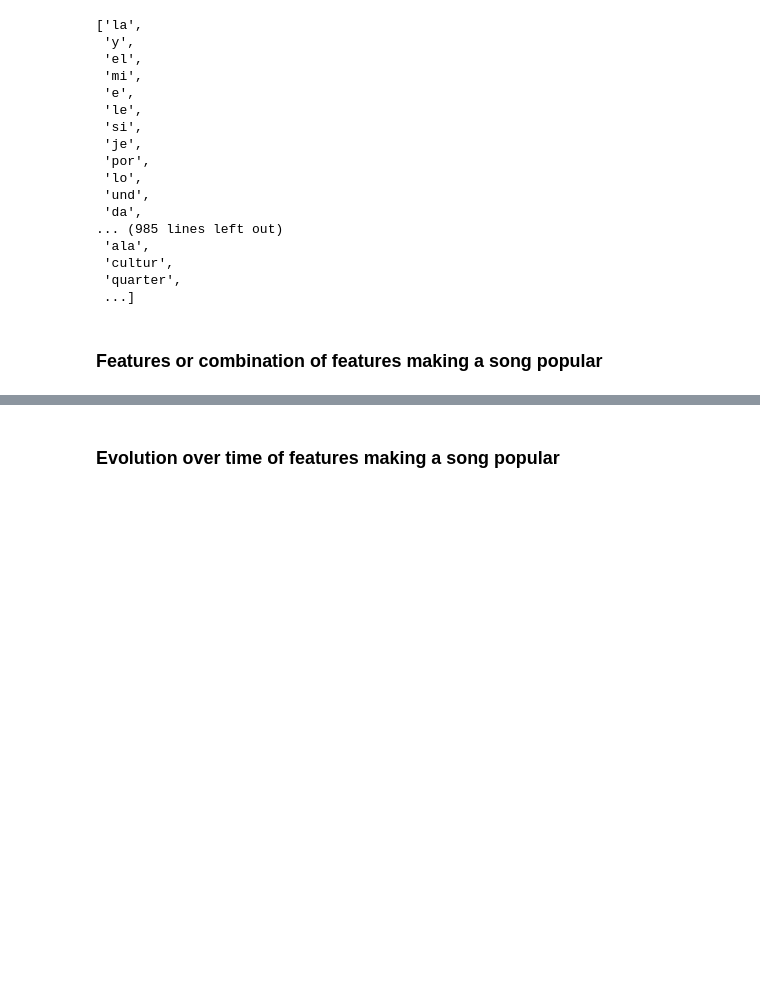
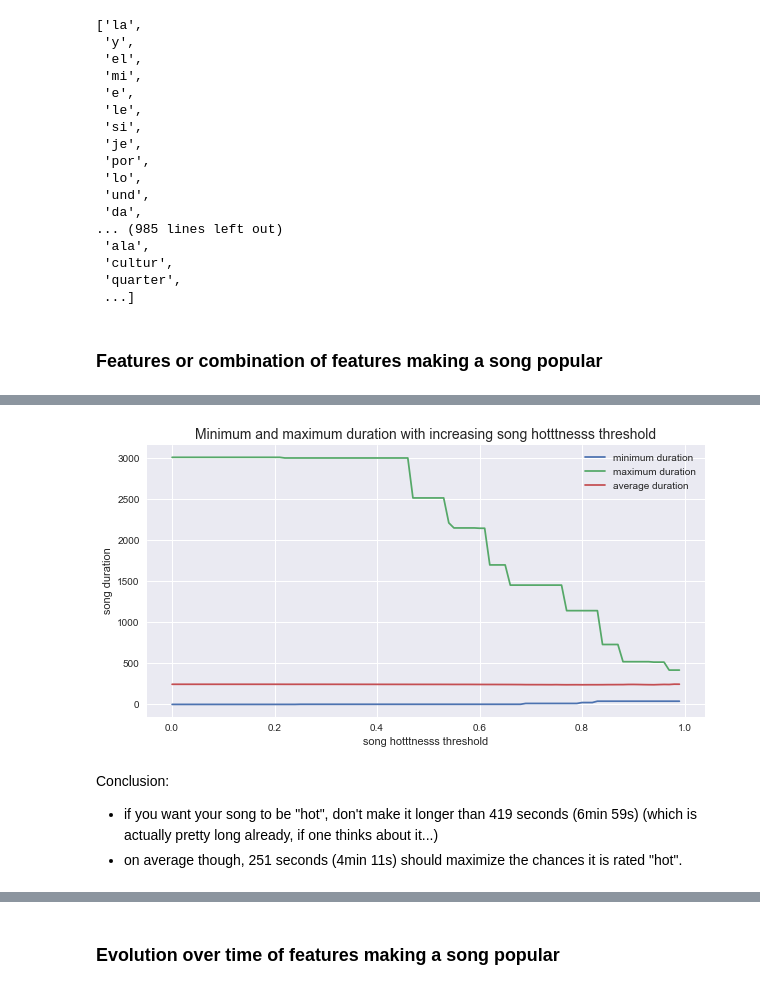
Before and after one commit to Piloumpicou/ADA-Unexpected-Match, a Jupyter notebook: project/MSD_subset.ipynb, the cells around one changed output, grey strips where cells are left out. Saved outputs shown, nothing was run; the diff lists cells and outputs as text; code cells hidden in the pictures; blank space fills up the shorter version.

```diff
--- a/project/MSD_subset.ipynb
+++ b/project/MSD_subset.ipynb
@@ -1847,0 +1894,9 @@ list(map(lambda x: top_words_list[x-1], tail_words.difference(head_words)))
+# %%
+threshold = 1.0
+print('Number of songs with a song hotttnesss >=', threshold, ':', len(data[data['song hotttnesss'] >= threshold]))
+
+threshold_low = min(data[data['song hotttnesss'] >= threshold]['duration'])
+threshold_high = max(data[data['song hotttnesss'] >= threshold]['duration'])
+print('Proportion of songs with a duration between', threshold_low, 's and', threshold_high, 's:', round(len(data[(data['duration'] >= threshold_low) & (data['duration'] <= threshold_high)]) / len(data) * 100, 2), '%')
+
+describe(data[data['song hotttnesss'] >= threshold], 'duration', True)
@@ -1847,0 +1915,26 @@ list(map(lambda x: top_words_list[x-1], tail_words.difference(head_words)))
+# %%
+thresholds = np.arange(0.0, 1.0, 0.01)
+min_durations = []
+max_durations = []
+avg_durations = []
+for threshold in thresholds:
+    min_durations.append(min(data[data['song hotttnesss'] >= threshold]['duration']))
+    max_durations.append(max(data[data['song hotttnesss'] >= threshold]['duration']))
+    avg_durations.append((data[data['song hotttnesss'] >= threshold]['duration']).mean())
+
+figure()
+plt.figure(figsize=(10,5))
+
+plt.plot(thresholds, min_durations)
+plt.plot(thresholds, max_durations)
+plt.plot(thresholds, avg_durations)
+plt.title('Minimum and maximum duration with increasing song hotttnesss threshold', fontsize=14)
+plt.xlabel('song hotttnesss threshold')
+plt.ylabel('song duration')
+plt.legend(labels=['minimum duration', 'maximum duration', 'average duration']);
+# %% [output]
+[figure, added]
+# %% [markdown]
+Conclusion:
+* if you want your song to be "hot", don't make it longer than 419 seconds (6min 59s) (which is actually pretty long already, if one thinks about it...)
+* on average though, 251 seconds (4min 11s) should maximize the chances it is rated "hot".
```
Also changed, not shown: parts of 20 cells of this notebook.
